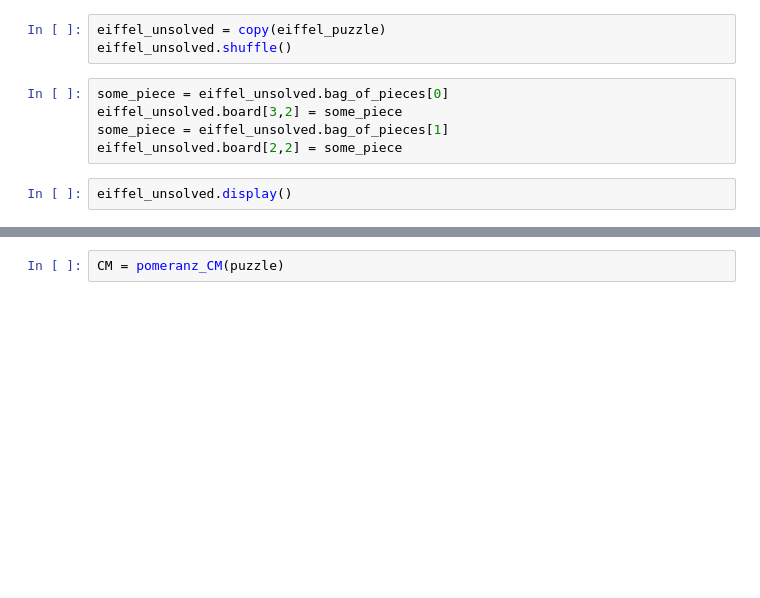
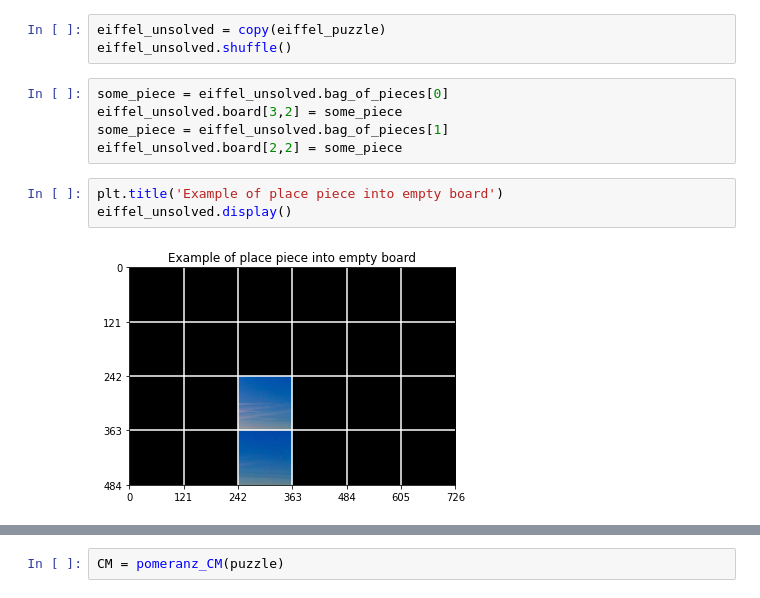
Before and after one commit to juliennonin/jigsaw-puzzle-solver, a Jupyter notebook: sandbox.ipynb, the cells around one changed output, grey strips where cells are left out. Cells and saved outputs as stored; diff of their text form; blank space fills up the shorter version.

```diff
--- a/sandbox.ipynb
+++ b/sandbox.ipynb
@@ -49,5 +82,8 @@ some_piece = eiffel_unsolved.bag_of_pieces[0]
 eiffel_unsolved.board[3,2] = some_piece
 some_piece = eiffel_unsolved.bag_of_pieces[1]
 eiffel_unsolved.board[2,2] = some_piece
-# %%
-eiffel_unsolved.display()
+# %%
+plt.title('Example of place piece into empty board')
+eiffel_unsolved.display()
+# %% [output]
+[figure, added]
```
Also changed, not shown: parts of 24 cells of this notebook.
